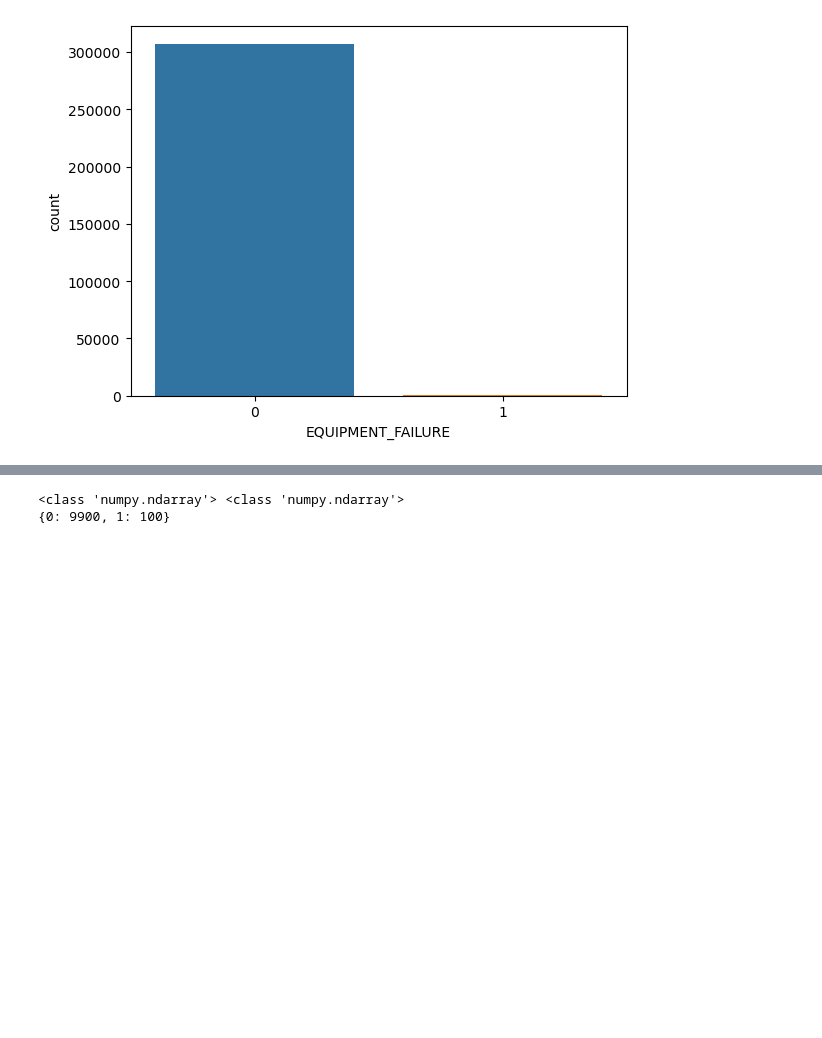
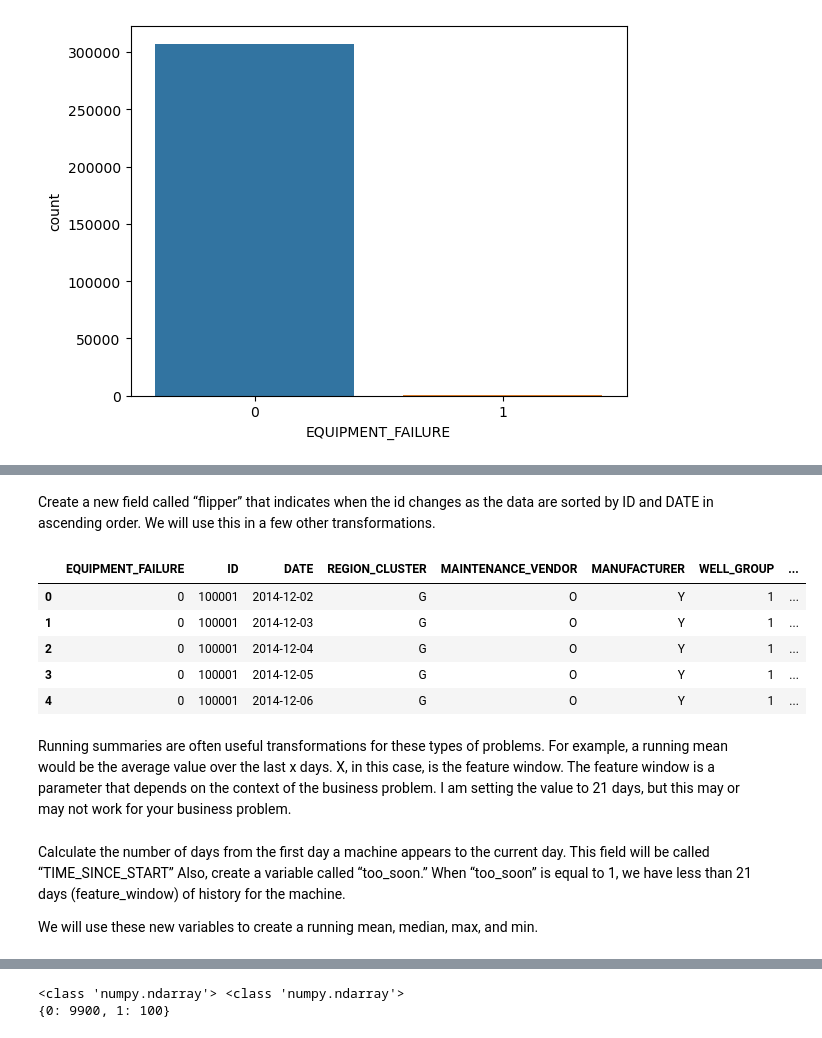
Before and after one commit to mashahin/predictive-maintenance, a Jupyter notebook: predictive_maintenance_machine_learning.ipynb, the cells around one changed output, grey strips where cells are left out. Saved outputs shown, nothing was run; the diff lists cells and outputs as text; code cells hidden in the pictures; blank space fills up the shorter version.

```diff
--- a/predictive_maintenance_machine_learning.ipynb
+++ b/predictive_maintenance_machine_learning.ipynb
@@ -301,8 +297,8 @@ print(features)
 # %% [markdown]
 Rearrange dataframe columns, make the "EQUIPMENT_FAILURE" to be the first column in the dataframe.
 # %%
-data = df.iloc[:, [13, 0,1,2,3,4,5,6,7,8,9,10,11,12,14,15]]
-print(list(data.columns))
+pd_data = df.iloc[:, [13, 0,1,2,3,4,5,6,7,8,9,10,11,12,14,15]]
+print(list(pd_data.columns))
 # %% [output]
 ['EQUIPMENT_FAILURE', 'ID', 'DATE', 'REGION_CLUSTER', 'MAINTENANCE_VENDOR', 'MANUFACTURER', 'WELL_GROUP', 'S15', 'S17', 'S13', 'S5', 'S16', 'S19', 'S18', 'S8', 'AGE_OF_EQUIPMENT']
 # %%
@@ -340,0 +343,18 @@ sns.boxplot(X)
+# %%
+pd_data['DATE'] = pd.to_datetime(pd_data['DATE'])
+# %% [markdown]
+Create a new field called “flipper” that indicates when the id changes as the data are sorted by ID and DATE in ascending order. We will use this in a few other transformations.
+# %%
+pd_data=pd_data.sort_values(by=['ID','DATE'], ascending=[True, True])
+
+pd_data['flipper'] = np.where((pd_data.ID != pd_data.ID.shift(1)), 1, 0)
+pd_data.head()
+# %% [output]
+|  | EQUIPMENT_FAILURE | ID | DATE | REGION_CLUSTER | MAINTENANCE_VENDOR | MANUFACTURER | WELL_GROUP | ... |
+| 0 | 0 | 100001 | 2014-12-02 | G | O | Y | 1 | ... |
+| 1 | 0 | 100001 | 2014-12-03 | G | O | Y | 1 | ... |
+| 2 | 0 | 100001 | 2014-12-04 | G | O | Y | 1 | ... |
+| 3 | 0 | 100001 | 2014-12-05 | G | O | Y | 1 | ... |
+| 4 | 0 | 100001 | 2014-12-06 | G | O | Y | 1 | ... |
+# %% [markdown]
+Running summaries are often useful transformations for these types of problems. For example, a running mean would be the average value over the last x days. X, in this case, is the feature window. The feature window is a parameter that depends on the context of the business problem. I am setting the value to 21 days, but this may or may not work for your business problem.
@@ -340,0 +364,4 @@ sns.boxplot(X)
+# %% [markdown]
+Calculate the number of days from the first day a machine appears to the current day. This field will be called “TIME_SINCE_START” Also, create a variable called “too_soon.” When “too_soon” is equal to 1, we have less than 21 days (feature_window) of history for the machine.
+
+We will use these new variables to create a running mean, median, max, and min.
```
Also changed, not shown: parts of 13 cells of this notebook.
